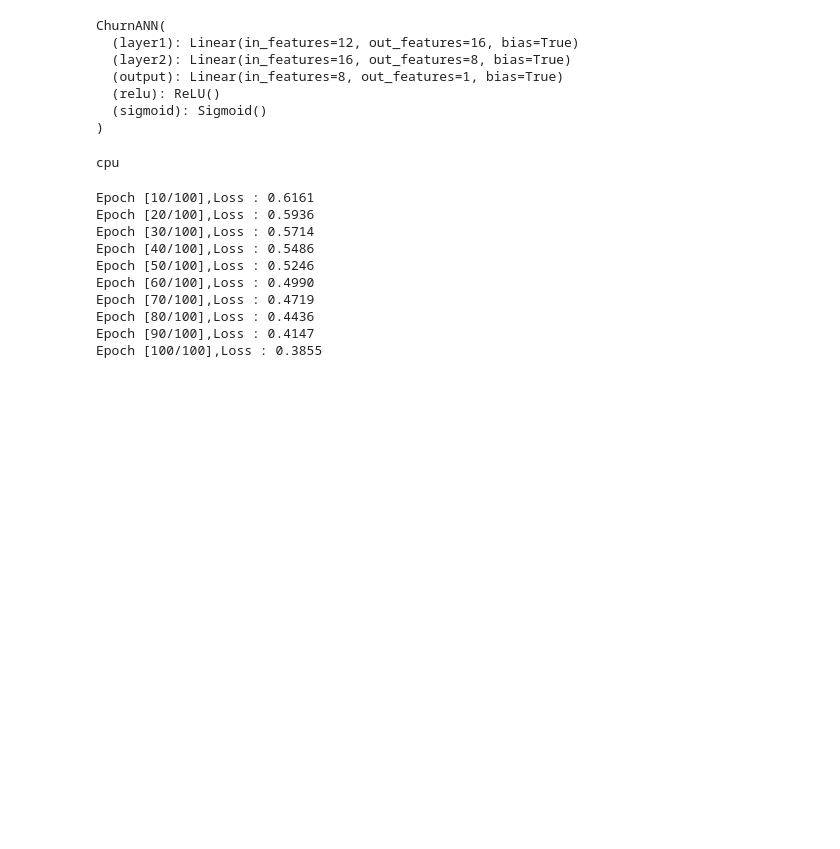
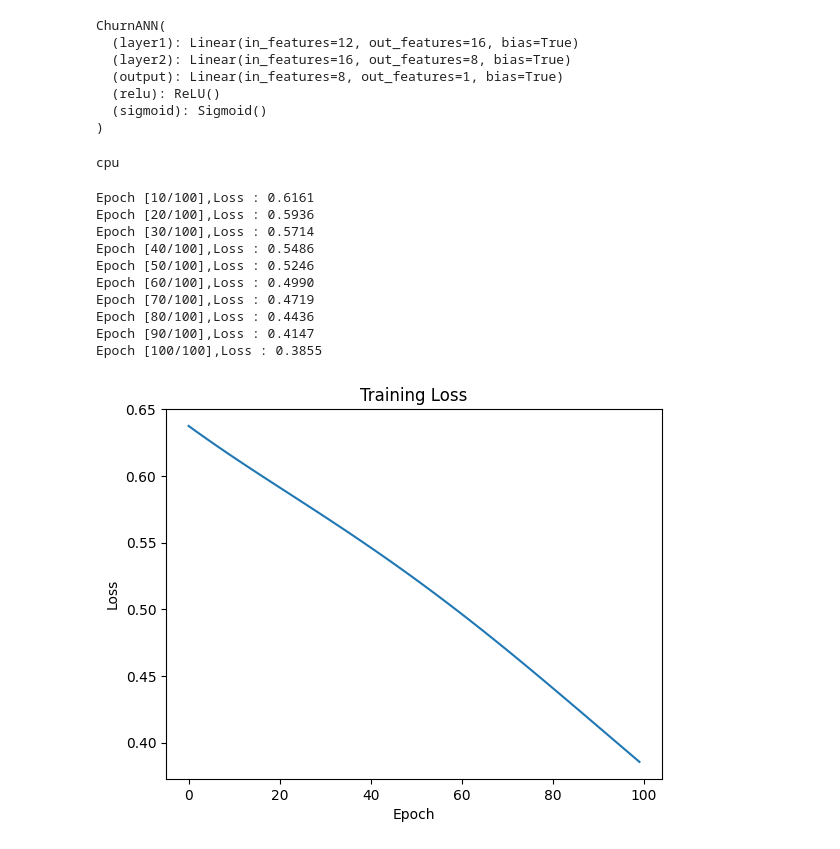
Before and after one commit to Sarthak-Rajvaidya/Artificial-Neural-Network-with-PyTorch, a Jupyter notebook: ANN_Customer_Churn_PyTorch.ipynb, the cells around one changed output. Saved outputs shown, nothing was run; the diff lists cells and outputs as text; code cells hidden in the pictures; blank space fills up the shorter version.

Commit message:
Plotted the training Loss

```diff
--- a/ANN_Customer_Churn_PyTorch.ipynb
+++ b/ANN_Customer_Churn_PyTorch.ipynb
@@ -282,0 +281,10 @@ Epoch [100/100],Loss : 0.3855
+# %%
+#step 15:- Plot training Loss
+plt.plot(loss_history)
+plt.xlabel("Epoch")
+plt.ylabel("Loss")
+plt.title("Training Loss")
+
+plt.show()
+# %% [output]
+[figure, added]
```
Also changed, not shown: parts of 1 cell of this notebook.
